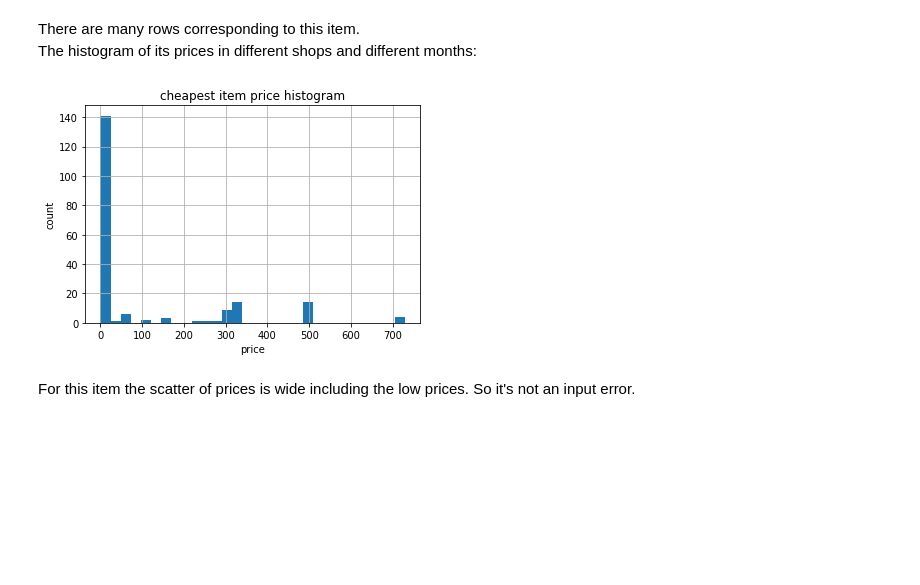
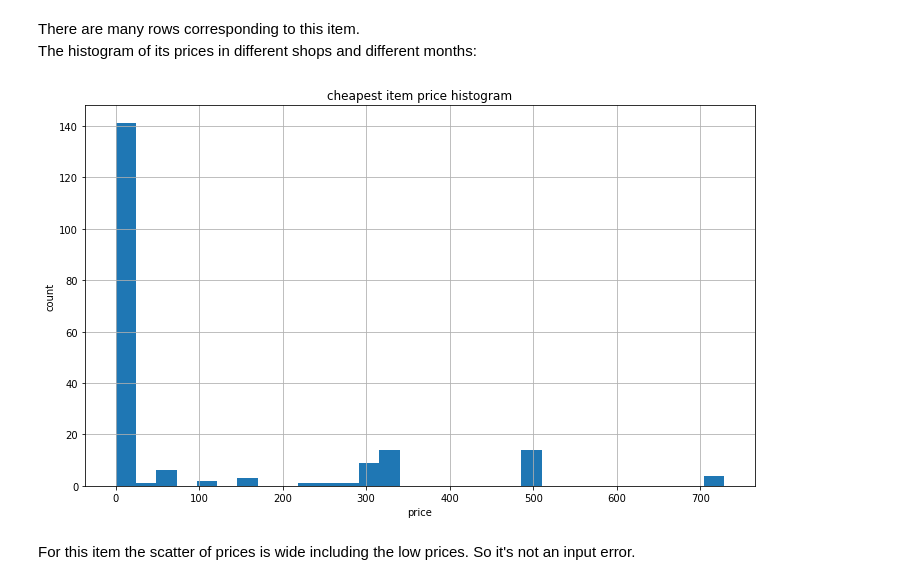
Before and after one commit to vkhmara/EPAM-Internship, a Jupyter notebook: Predict future sales/EDA future sales.ipynb, the cells around one changed output. Cells and saved outputs as stored; diff of their text form; code cells hidden in the pictures; blank space fills up the shorter version.

Commit message:
updating eda future sales

```diff
--- a/Predict future sales/EDA future sales.ipynb
+++ b/Predict future sales/EDA future sales.ipynb
@@ -464,13 +463,13 @@ sales_train[sales_train.item_id == 11865]
 There are many rows corresponding to this item.
 The histogram of its prices in different shops and different months:
 # %%
-sales_train[sales_train.item_id == 11865].item_price.hist(bins=30)
+sales_train[sales_train.item_id == 11865].item_price.hist(bins=30, figsize=(12, 7))
 plt.xlabel('price')
 plt.ylabel('count')
 plt.title('cheapest item price histogram')
 plt.show()
 # %% [output]
-[figure, old version]
+[figure, new version]
 # %% [markdown]
 For this item the scatter of prices is wide including the low prices. So it's not an input error.
 # %% [markdown]
```
Also changed, not shown: parts of 30 cells of this notebook.
